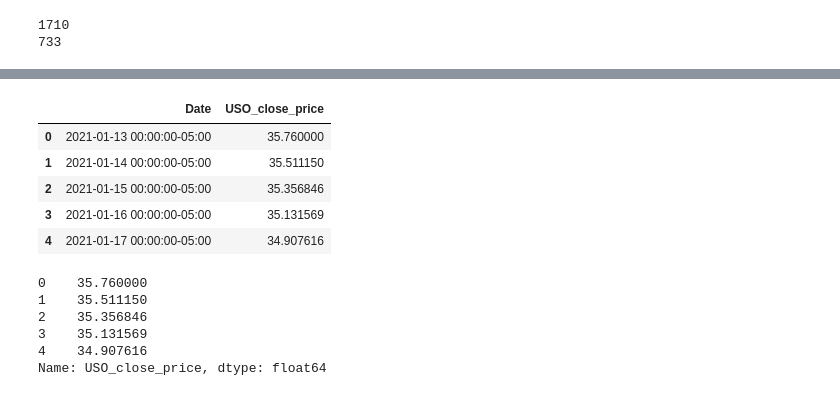
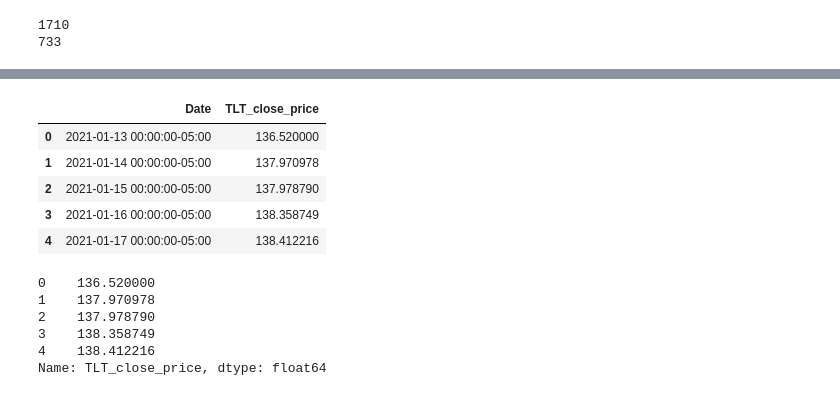
Before and after one commit to ummearusha/Insuring_Insurance_Payments, a Jupyter notebook: price_predictor_jb.ipynb, the cells around one changed output, grey strips where cells are left out. Cells and saved outputs as stored; diff of their text form; code cells hidden in the pictures.

```diff
--- a/price_predictor_jb.ipynb
+++ b/price_predictor_jb.ipynb
@@ -231,13 +228,13 @@ array([35.76      , 35.51115036, 35.35684586, 35.13156891, 34.90761566,
 # %%
 #making a dataframe
-predicted_prices = pd.DataFrame({'Date': forecast_dates, 'TLT_close_price': list(forecast)}, columns=['Date', 'TLT_close_price'])
+predicted_prices = pd.DataFrame({'Date': forecast_dates, 'LQD_close_price': list(forecast)}, columns=['Date', 'LQD_close_price'])
 predicted_prices.head()
 # %% [output]
-|  | Date | USO_close_price |
-| 0 | 2021-01-13 00:00:00-05:00 | 35.760000 |
-| 1 | 2021-01-14 00:00:00-05:00 | 35.511150 |
-| 2 | 2021-01-15 00:00:00-05:00 | 35.356846 |
-| 3 | 2021-01-16 00:00:00-05:00 | 35.131569 |
-| 4 | 2021-01-17 00:00:00-05:00 | 34.907616 |
+|  | Date | TLT_close_price |
+| 0 | 2021-01-13 00:00:00-05:00 | 136.520000 |
+| 1 | 2021-01-14 00:00:00-05:00 | 137.970978 |
+| 2 | 2021-01-15 00:00:00-05:00 | 137.978790 |
+| 3 | 2021-01-16 00:00:00-05:00 | 138.358749 |
+| 4 | 2021-01-17 00:00:00-05:00 | 138.412216 |
 # %%
 #export to excel
@@ -277,14 +274,14 @@ VNQpath = Path("Resources/VNQ_forecast.csv")
 VNQ = pd.read_csv(VNQpath)
 VNQ = VNQ['VNQ_close_price']
 
-TLT.head()
+LQD.head()
 # %% [output]
-0    35.760000
-1    35.511150
-2    35.356846
-3    35.131569
-4    34.907616
-Name: USO_close_price, dtype: float64
+0    136.520000
+1    137.970978
+2    137.978790
+3    138.358749
+4    138.412216
+Name: TLT_close_price, dtype: float64
 # %%
 #Concatenate and clean the data
 forecast_prices = pd.concat([LQD, PZA, USO, TLT, QQQ, VMBS, VNQ], axis='columns', join='inner')
```
Also changed, not shown: parts of 6 cells of this notebook, 2 other files.
